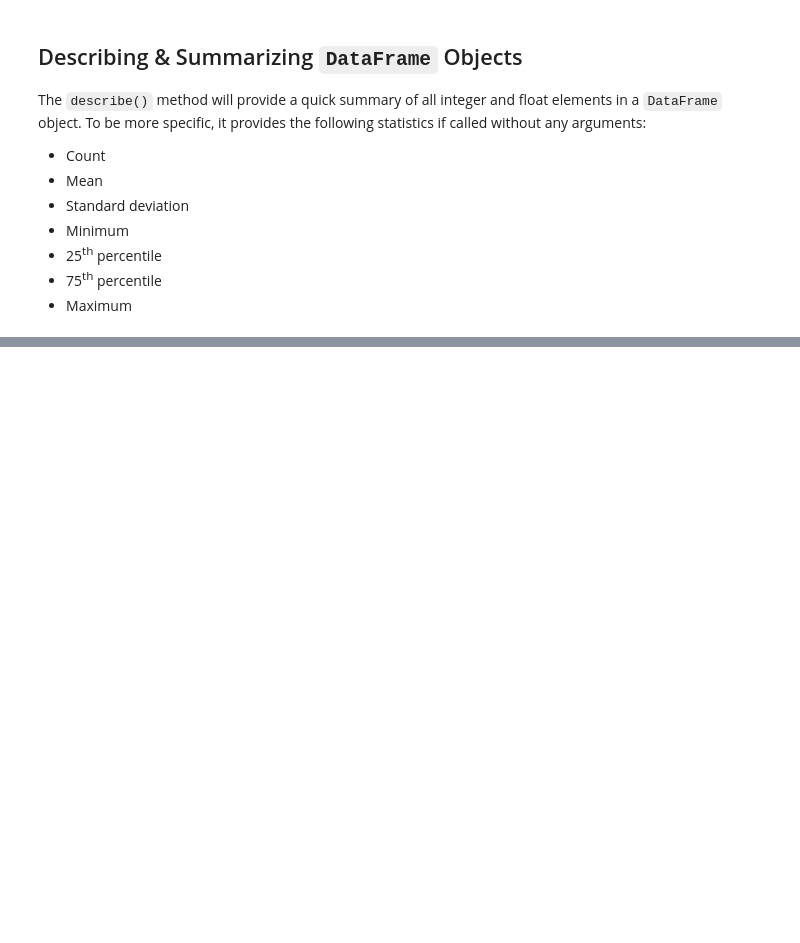
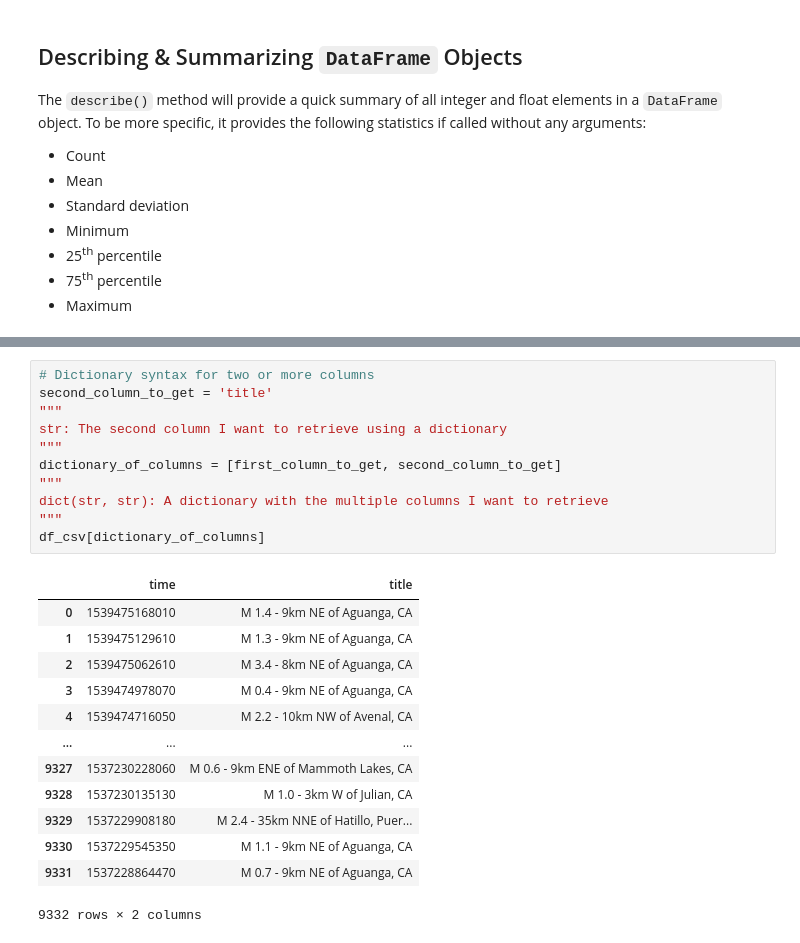
Before and after one commit to hestrang1993/Hands-On-Data-Analysis-with-Pandas-2nd-edition, a Jupyter notebook: ch_02/my_ch_02_work.ipynb, the cells around one changed output, grey strips where cells are left out. Drawn from its saved outputs; the diff is of its cells as text; blank space fills up the shorter version.

```diff
--- a/ch_02/my_ch_02_work.ipynb
+++ b/ch_02/my_ch_02_work.ipynb
@@ -274,0 +407,25 @@ df_csv.describe(include = data_type)
+# %%
+# Dictionary syntax for two or more columns
+second_column_to_get = 'title'
+"""
+str: The second column I want to retrieve using a dictionary
+"""
+dictionary_of_columns = [first_column_to_get, second_column_to_get]
+"""
+dict(str, str): A dictionary with the multiple columns I want to retrieve
+"""
+df_csv[dictionary_of_columns]
+# %% [output]
+|  | time | title |
+| 0 | 1539475168010 | M 1.4 - 9km NE of Aguanga, CA |
+| 1 | 1539475129610 | M 1.3 - 9km NE of Aguanga, CA |
+| 2 | 1539475062610 | M 3.4 - 8km NE of Aguanga, CA |
+| 3 | 1539474978070 | M 0.4 - 9km NE of Aguanga, CA |
+| 4 | 1539474716050 | M 2.2 - 10km NW of Avenal, CA |
+| ... | ... | ... |
+| 9327 | 1537230228060 | M 0.6 - 9km ENE of Mammoth Lakes, CA |
+| 9328 | 1537230135130 | M 1.0 - 3km W of Julian, CA |
+| 9329 | 1537229908180 | M 2.4 - 35km NNE of Hatillo, Puer... |
+| 9330 | 1537229545350 | M 1.1 - 9km NE of Aguanga, CA |
+| 9331 | 1537228864470 | M 0.7 - 9km NE of Aguanga, CA |
+9332 rows × 2 columns
```
Also changed, not shown: parts of 20 cells of this notebook, 3 other files.
